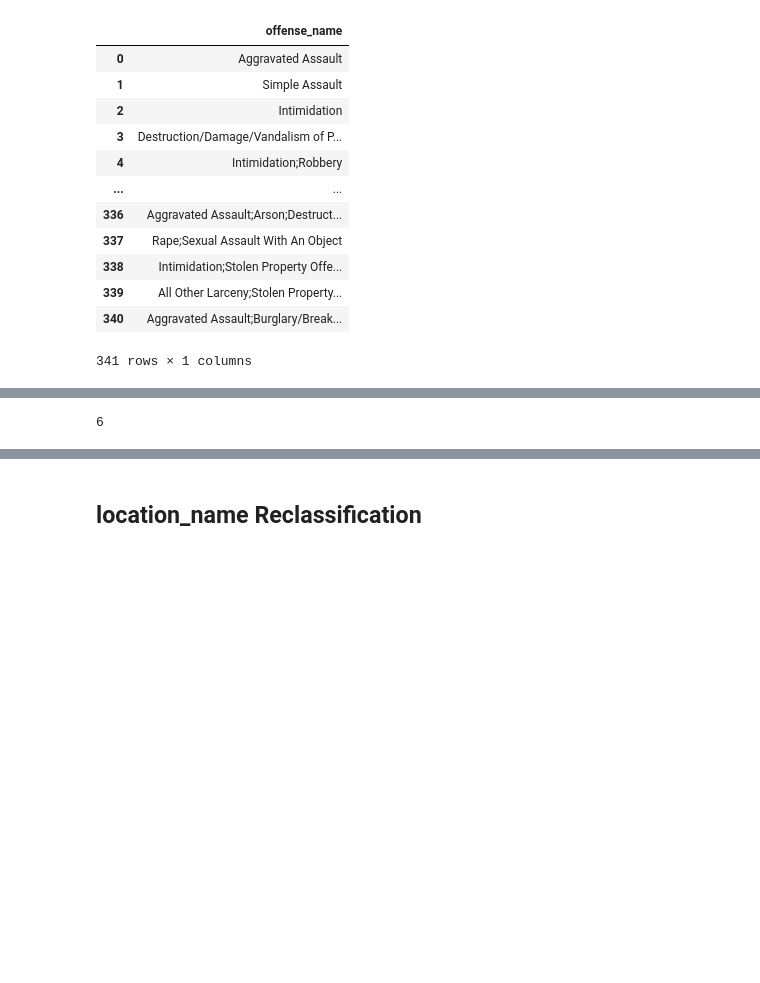
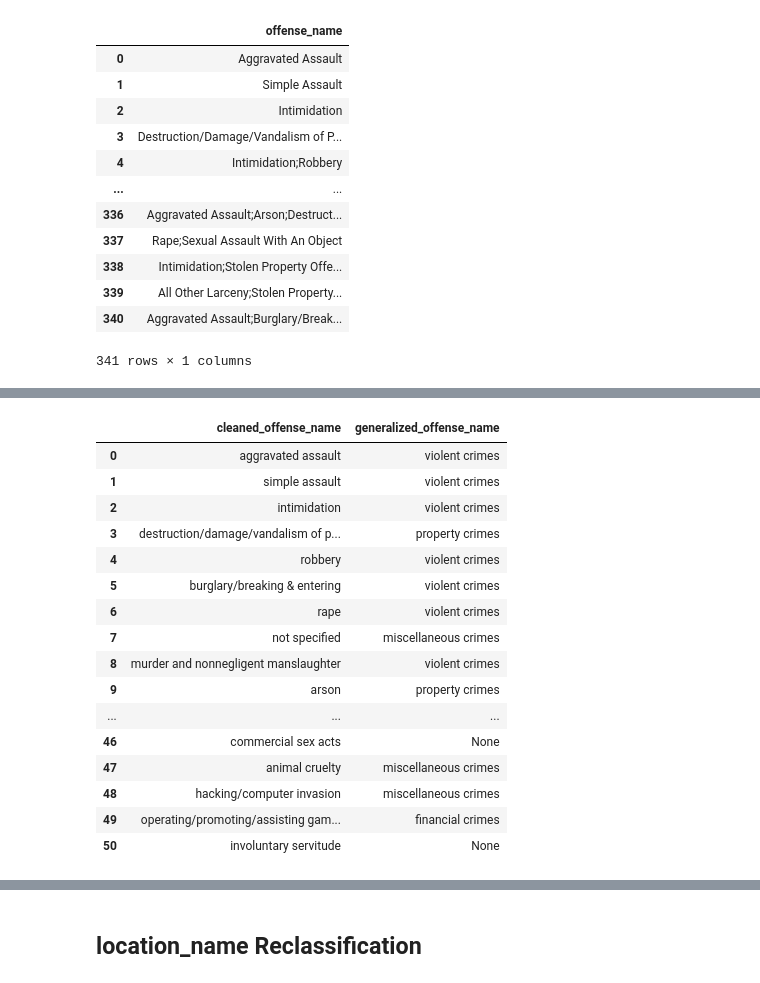
Before and after one commit to UWI-Zess/COMP6940-Project, a Jupyter notebook: main.ipynb, the cells around one changed output, grey strips where cells are left out. Saved outputs shown, nothing was run; the diff lists cells and outputs as text; code cells hidden in the pictures; blank space fills up the shorter version.

```diff
--- a/main.ipynb
+++ b/main.ipynb
@@ -846,4 +834,46 @@ crime_categories = {
-# %%
-len(crime_categories)
-# %% [output]
-6
+# %%
+crime_categories = {
+    'violent crimes': ['aggravated assault', 'simple assault', 'intimidation', 'murder and nonnegligent manslaughter', 'kidnapping/abduction', 'robbery', 'burglary/breaking & entering', 'motor vehicle theft', 'weapon law violations', 'negligent manslaughter', 'assault with an object'],
+
+    'sexual crimes': ['rape', 'fondling', 'sodomy', 'sexual assault with an object', 'statutory rape', 'prostitution', 'pornography/obscene material', 'commercial sex acts', 'assisting or promoting prostitution', 'purchasing prostitution', "incest"],
+
+    'property crimes': ['destruction/damage/vandalism of property', 'arson', 'theft from motor vehicle', 'all other larceny', 'shoplifting', 'theft from building', 'purse-snatching', 'theft of motor vehicle parts or accessories', 'theft from coin-operated machine or device', 'pocket-picking'],
+
+    'drug crimes': ['drug/narcotic violations', 'drug equipment violations'],
+
+    'financial crimes': ['counterfeiting/forgery', 'embezzlement', 'welfare fraud', 'stolen property offenses', 'false pretenses/swindle/confidence game', 'credit card/automated teller machine fraud', 'identity theft', 'bribery', 'wire fraud', 'operating/promoting/assisting gambling', 'extortion/blackmail', 'betting/wagering'],
+
+    'miscellaneous crimes': ['not specified', 'animal cruelty', 'hacking/computer invasion', 'impersonation', 'involuntary servitude']
+}
+# %%
+# Function to find the category of an offense
+def find_category(offense):
+    for category, offenses in crime_categories.items():
+        if offense in offenses:
+            return category
+    return None
+
+# Apply the function to create a new column
+cleaned_offense_name['generalized_offense_name'] = cleaned_offense_name['cleaned_offense_name'].apply(find_category)
+# %%
+cleaned_offense_name['generalized_offense_name'] = cleaned_offense_name['cleaned_offense_name'].map({offense: category for category, offenses in crime_categories.items() for offense in offenses})
+# %%
+cleaned_offense_name
+# %% [output]
+|  | cleaned_offense_name | generalized_offense_name |
+| 0 | aggravated assault | violent crimes |
+| 1 | simple assault | violent crimes |
+| 2 | intimidation | violent crimes |
+| 3 | destruction/damage/vandalism of p... | property crimes |
+| 4 | robbery | violent crimes |
+| 5 | burglary/breaking & entering | violent crimes |
+| 6 | rape | violent crimes |
+| 7 | not specified | miscellaneous crimes |
+| 8 | murder and nonnegligent manslaughter | violent crimes |
+| 9 | arson | property crimes |
+| ... | ... | ... |
+| 46 | commercial sex acts | None |
+| 47 | animal cruelty | miscellaneous crimes |
+| 48 | hacking/computer invasion | miscellaneous crimes |
+| 49 | operating/promoting/assisting gam... | financial crimes |
+| 50 | involuntary servitude | None |
```
Also changed, not shown: parts of 7 cells of this notebook.
